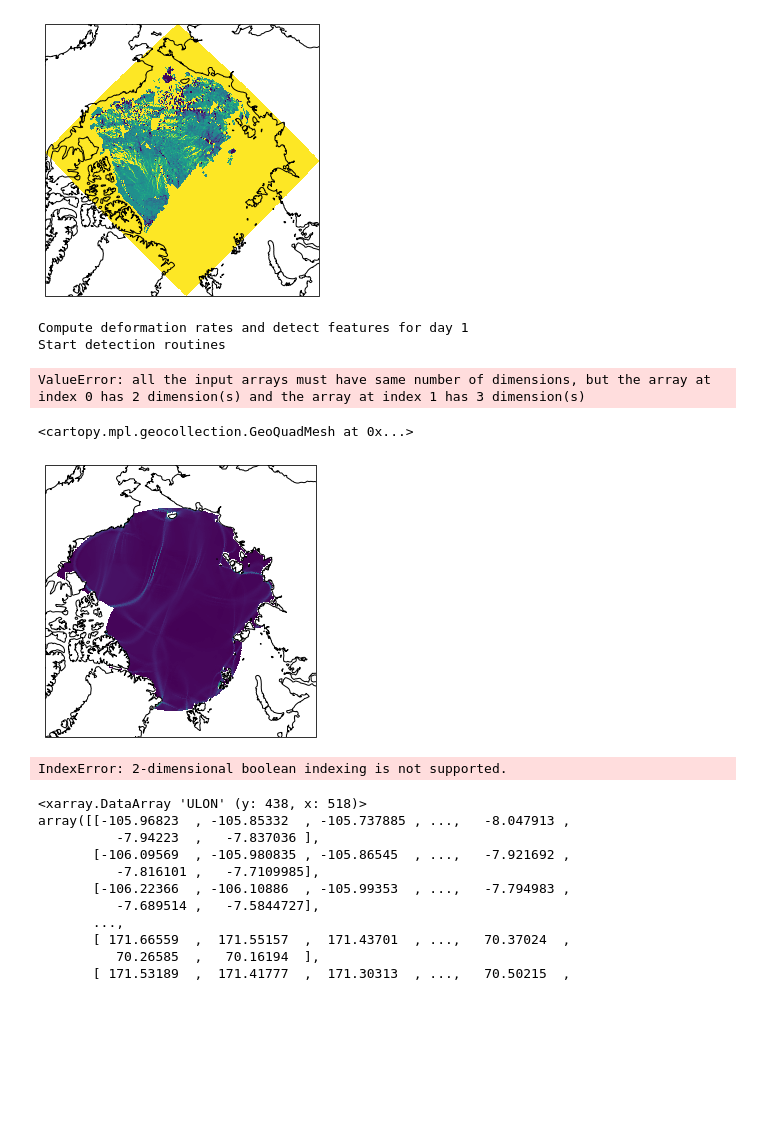
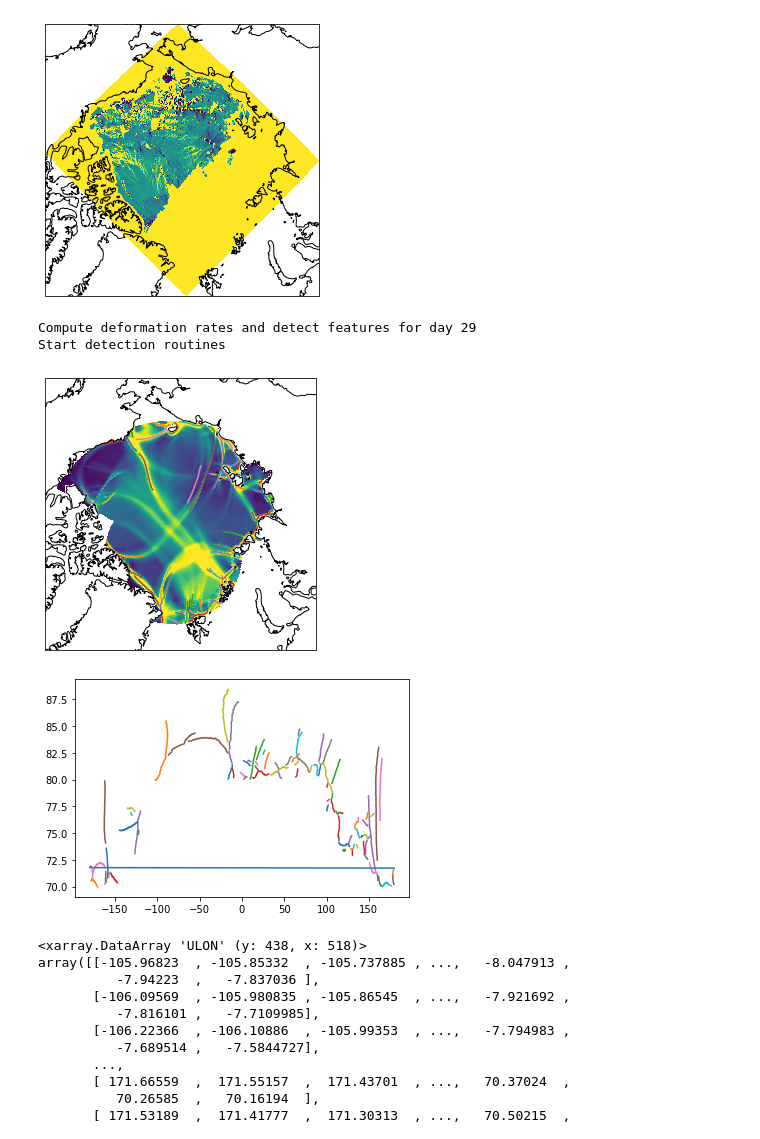
Before and after one commit to nhutter/lkf_tools, a Jupyter notebook: notebooks/detection_tutorial.ipynb, the cells around one changed output. Saved outputs shown, nothing was run; the diff lists cells and outputs as text; code cells hidden in the pictures; blank space fills up the shorter version.

Commit message:
Detection of netcdf data-set is working

```diff
--- a/notebooks/detection_tutorial.ipynb
+++ b/notebooks/detection_tutorial.ipynb
@@ -54,35 +54,45 @@ data = xr.open_dataset('/Users/nhutter/Documents/Research/sirex/data/McGill/McGi
 
 from lkf_tools.dataset import *
 # %%
-test = process_dataset('/Users/nhutter/Documents/Research/sirex/data/McGill/McGill_runno01_expno07_1997_daily_means.nc')
+test = process_dataset('/Users/nhutter/Documents/Research/sirex/data/McGill/McGill_runno01_expno07_1997_daily_means.nc',output_path='../data/lkfs/')
-# %%
-test.detect_lkfs(indexes=[0])
-# %% [output]
-Compute deformation rates and detect features for day 1
-Start detection routines
-ValueError: all the input arrays must have same number of dimensions, but the array at index 0 has 2 dimension(s) and the array at index 1 has 3 dimension(s)
+# %%
+test.detect_lkfs(indexes=[28])
+# %% [output]
+Compute deformation rates and detect features for day 29
+Start detection routines
 # %%
+#%matplotlib widget
+
 import matplotlib.pyplot as plt
 import cartopy.crs as ccrs
 
 fig = plt.figure(figsize=[10, 5])
 
 ax = plt.subplot(1, 1, 1, projection=ccrs.Orthographic(0, 90))
 
 ax.coastlines(zorder=3)
 
 ax.pcolormesh(test.lon[max([0,test.index_y[0][0]-1]):test.index_y[0][-1]+2:test.red_fac,
                        max([0,test.index_x[0][0]-1]):test.index_x[0][-1]+2:test.red_fac],
               test.lat[max([0,test.index_y[0][0]-1]):test.index_y[0][-1]+2:test.red_fac,
                        max([0,test.index_x[0][0]-1]):test.index_x[0][-1]+2:test.red_fac],
-              np.sum(test.eps_tot_list,axis=0),transform=ccrs.PlateCarree())
+              np.sum(test.eps_tot_list,axis=0),transform=ccrs.PlateCarree(),vmin=0,vmax=1e-1)
+
+lkfs = np.load(test.lkfpath.joinpath('lkf_McGill_runno01_expno07_1997_daily_means_029.npy'),allow_pickle=True)
+
+for ilkf in lkfs:
+    if np.min(ilkf[:,2])<-150 and np.max(ilkf[:,2]>150):
+        ilkf[ilkf[:,2]<0,2]+=360
+    ax.plot(ilkf[:,2],ilkf[:,3],transform=ccrs.PlateCarree())
 # %% [output]
-<cartopy.mpl.geocollection.GeoQuadMesh at 0x...>
-[figure, old version]
+[figure, new version]
 # %%
-test.lon[test.lon>180] -= 360
+fig,ax = plt.subplots(1,1)
+
+for ilkf in lkfs:
+    ax.plot(ilkf[:,2],ilkf[:,3])
 # %% [output]
-IndexError: 2-dimensional boolean indexing is not supported.
+[figure, added]
 # %%
 test.lon.where(test.lon<180,other=test.lon-360)
 # %% [output]
```
Also changed, not shown: 2 other files.
